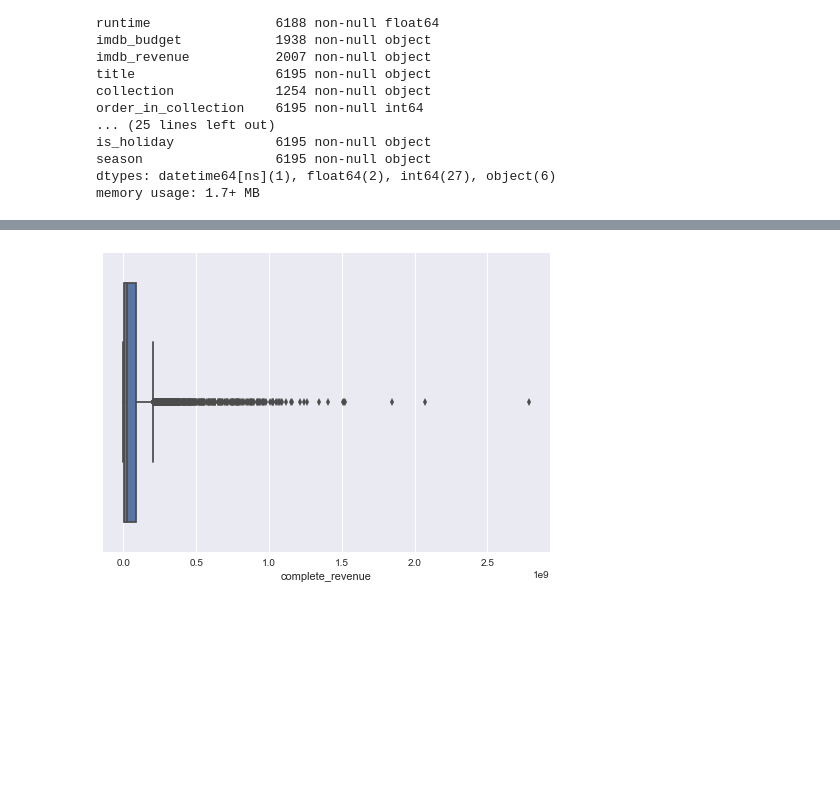
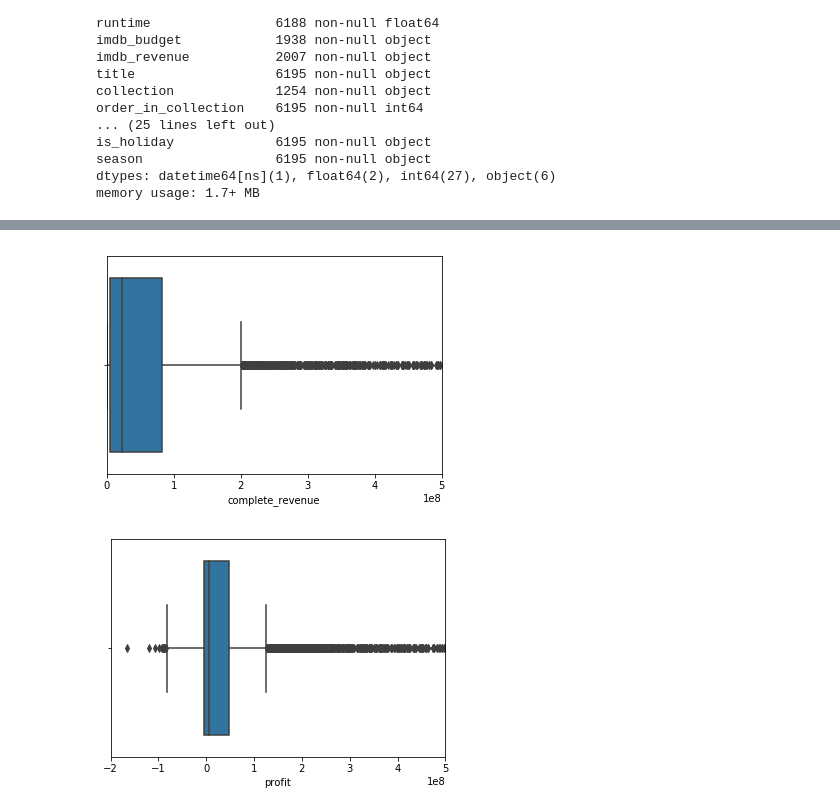
Before and after one commit to abew16/Data-Science-Bootcamp, a Jupyter notebook: Unit 3/Capstone/Predicting Movie Revenue.ipynb, the cells around one changed output, grey strips where cells are left out. Cells and saved outputs as stored; diff of their text form; code cells hidden in the pictures; blank space fills up the shorter version.

```diff
--- a/Unit 3/Capstone/Predicting Movie Revenue.ipynb
+++ b/Unit 3/Capstone/Predicting Movie Revenue.ipynb
@@ -120,7 +121,7 @@ us_holidays = holidays.UnitedStates()
 
 def check_holiday(date):
     if pd.notnull(date):
-        return date in us_holidays
+        return any((date + i*day) in us_holidays for i in range(-4,5))
     else:
         return None
 
@@ -213,6 +214,8 @@ df['runtime'] = pd.to_numeric(df['runtime'],downcast='integer')
 df['gender'] = pd.to_numeric(df['gender'],downcast='integer')
 # %%
 df['is_sequel'] = df['order_in_collection'] > 1
+df['profit'] = df['complete_revenue'] - df['complete_budget']
+df['margin'] = df['profit'] / df['budget']
 # %%
 cols_to_drop = ['budget','revenue','imdb_budget','imdb_revenue','collection','order_in_collection']
 df.drop(cols_to_drop,axis=1,inplace=True)
@@ -277,5 +307,11 @@ df.drop(df[df['title'] == 'The Hobbit'].index, inplace=True)
 # %%
 sns.boxplot(x=df['complete_revenue'])
+plt.xlim(0,500000000)
 plt.show()
+
+sns.boxplot(x=df['profit'])
+plt.xlim(-200000000,500000000)
+plt.show()
 # %% [output]
-[figure, old version]
+[figure, new version]
+[figure, added]
```
Also changed, not shown: parts of 13 cells of this notebook.
